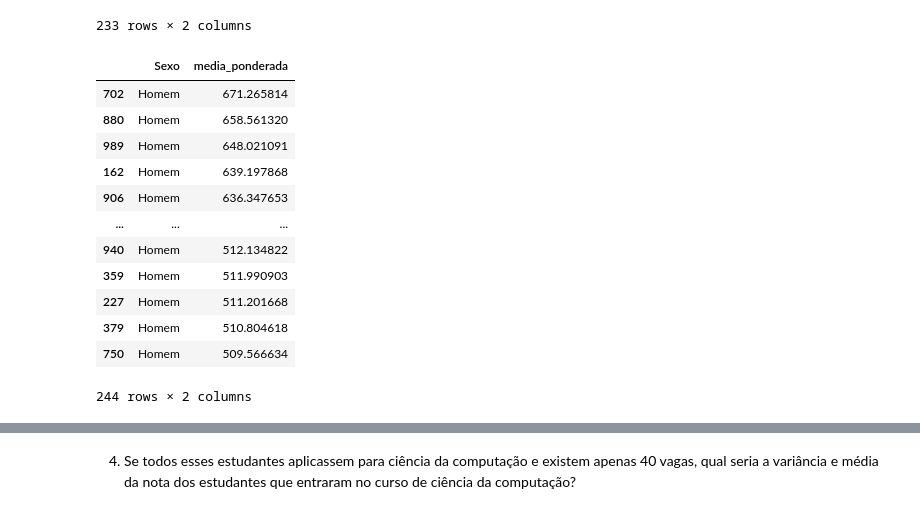
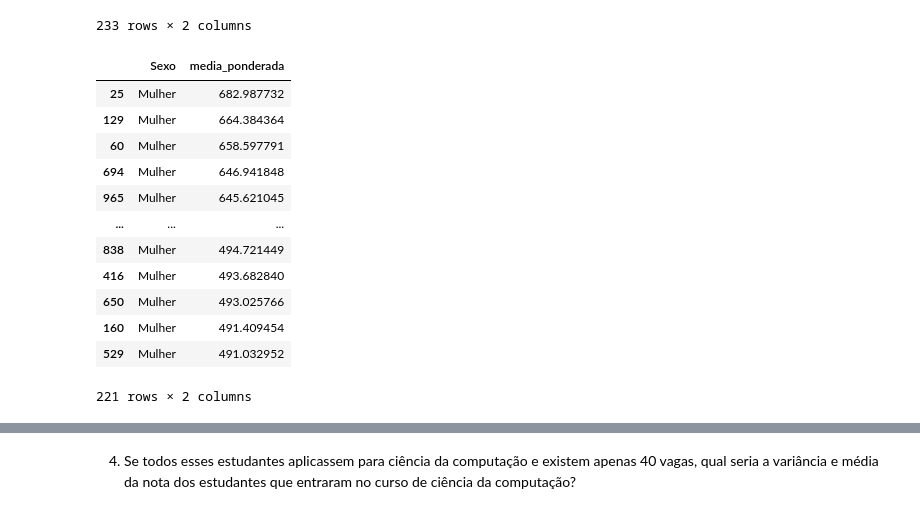
Before and after one commit to mariaelisascovino/Estatistica_python_frequencias_e_medidas, a Jupyter notebook: Frequências_e_Medidas.ipynb, the cells around one changed output, grey strips where cells are left out. Saved outputs shown, nothing was run; the diff lists cells and outputs as text; code cells hidden in the pictures.

```diff
--- a/Frequências_e_Medidas.ipynb
+++ b/Frequências_e_Medidas.ipynb
@@ -303,0 +479,5 @@ df1.head()
+# %%
+#Considerando dataframe com nulos excluídos:
+
+df_sem_nulos_media_ponderada= df_sem_nulos.copy()
+df_sem_nulos_media_ponderada
@@ -303,0 +498,22 @@ df1.head()
+# %%
+# Usando df com nulos excluídos
+# Definindo os pesos
+pesos = {
+    'Redação': 2,
+    'Matemática': 4,
+    'Linguagens': 2,
+    'Ciências humanas': 1,
+    'Ciências da natureza': 1
+}
+
+# Calcular a média ponderada de cada candidato/aluno:
+df_sem_nulos_media_ponderada['media_ponderada'] = (
+    df_sem_nulos_media_ponderada['Redação'] * pesos['Redação'] +
+    df_sem_nulos_media_ponderada['Matemática'] * pesos['Matemática'] +
+    df_sem_nulos_media_ponderada['Linguagens'] * pesos['Linguagens'] +
+    df_sem_nulos_media_ponderada['Ciências humanas'] * pesos['Ciências humanas'] +
+    df_sem_nulos_media_ponderada['Ciências da natureza'] * pesos['Ciências da natureza']
+) / sum(pesos.values())
+
+# Exibir o DataFrame com a nova coluna
+df_sem_nulos_media_ponderada.head()
@@ -303,0 +527,8 @@ df1.head()
+# %%
+# Selecionar os 500 estudantes mais bem colocados com nulos excluídos
+top_500_sem_nulos = df_sem_nulos_media_ponderada.sort_values('media_ponderada', ascending=False)
+
+# Exibir os 500 estudantes mais bem colocados
+print("Os 500 estudantes mais bem colocados:")
+top_500_sem_nulos = top_500_sem_nulos.head(500)
+top_500_sem_nulos
@@ -355,20 +673,20 @@ mulher_500
 | 809 | Mulher | 509.051476 |
 233 rows × 2 columns
 # %%
-# Calculando número de mulheres:
-homem_500 = top_500[top_500['Sexo'] == 'Homem'][['Sexo','media_ponderada']]
-homem_500
+# Calculando número de mulheres com nulos excluídos:
+mulher_500_sem_nulos= top_500_sem_nulos[top_500_sem_nulos['Sexo'] == 'Mulher'][['Sexo', 'media_ponderada']]
+mulher_500_sem_nulos
 # %% [output]
 |  | Sexo | media_ponderada |
-| 702 | Homem | 671.265814 |
-| 880 | Homem | 658.561320 |
-| 989 | Homem | 648.021091 |
-| 162 | Homem | 639.197868 |
-| 906 | Homem | 636.347653 |
+| 25 | Mulher | 682.987732 |
+| 129 | Mulher | 664.384364 |
+| 60 | Mulher | 658.597791 |
+| 694 | Mulher | 646.941848 |
+| 965 | Mulher | 645.621045 |
 | ... | ... | ... |
-| 940 | Homem | 512.134822 |
-| 359 | Homem | 511.990903 |
-| 227 | Homem | 511.201668 |
-| 379 | Homem | 510.804618 |
-| 750 | Homem | 509.566634 |
+| 838 | Mulher | 494.721449 |
+| 416 | Mulher | 493.682840 |
+| 650 | Mulher | 493.025766 |
+| 160 | Mulher | 491.409454 |
+| 529 | Mulher | 491.032952 |
-244 rows × 2 columns
+221 rows × 2 columns
```
Also changed, not shown: parts of 99 cells of this notebook.
